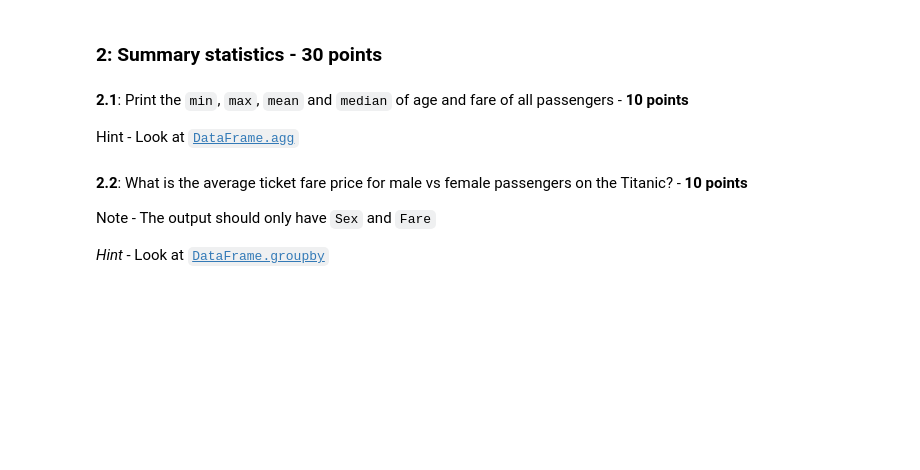
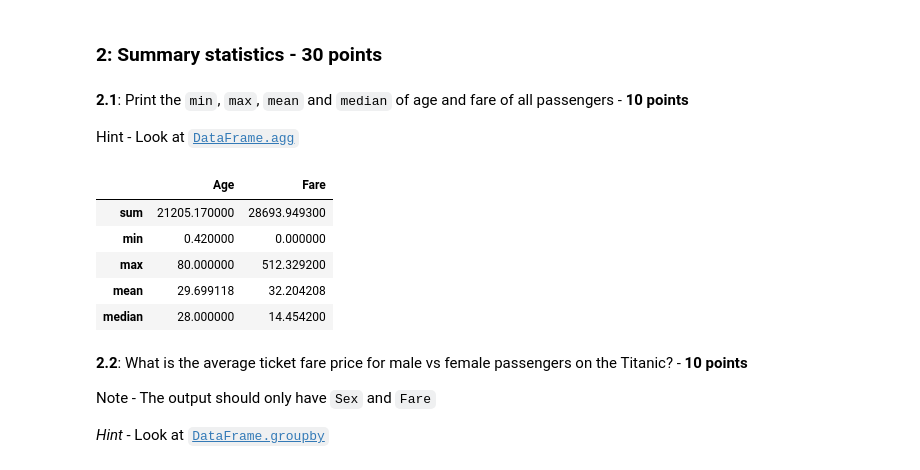
Before and after one commit to surf-guy/DSE200, a Jupyter notebook: HW/HW_2.ipynb, the cells around one changed output. Drawn from its saved outputs; the diff is of its cells as text; code cells hidden in the pictures; blank space fills up the shorter version.

```diff
--- a/HW/HW_2.ipynb
+++ b/HW/HW_2.ipynb
@@ -146,3 +158,12 @@ Hint - Look at [`DataFrame.agg`](https://pandas.pydata.org/docs/reference/api/pa
+# %%
+passengers.agg({'Age' : ['sum', 'min', 'max', 'mean', 'median'], 'Fare' : ['sum', 'min', 'max', 'mean', 'median']})
+# %% [output]
+|  | Age | Fare |
+| sum | 21205.170000 | 28693.949300 |
+| min | 0.420000 | 0.000000 |
+| max | 80.000000 | 512.329200 |
+| mean | 29.699118 | 32.204208 |
+| median | 28.000000 | 14.454200 |
 # %% [markdown]
 **2.2**: What is the average ticket fare price for male vs female passengers on the Titanic? - **10 points**
 
```
Also changed, not shown: parts of 14 cells of this notebook.
